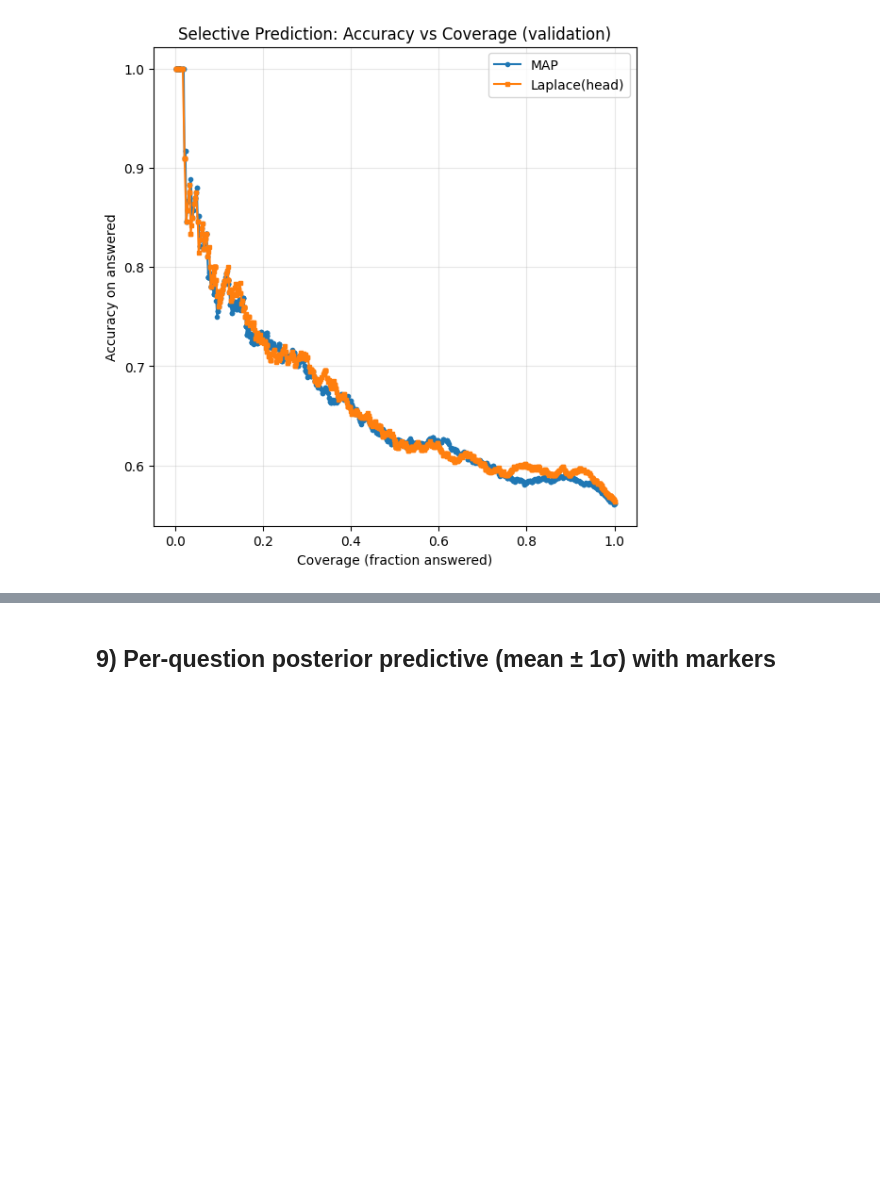
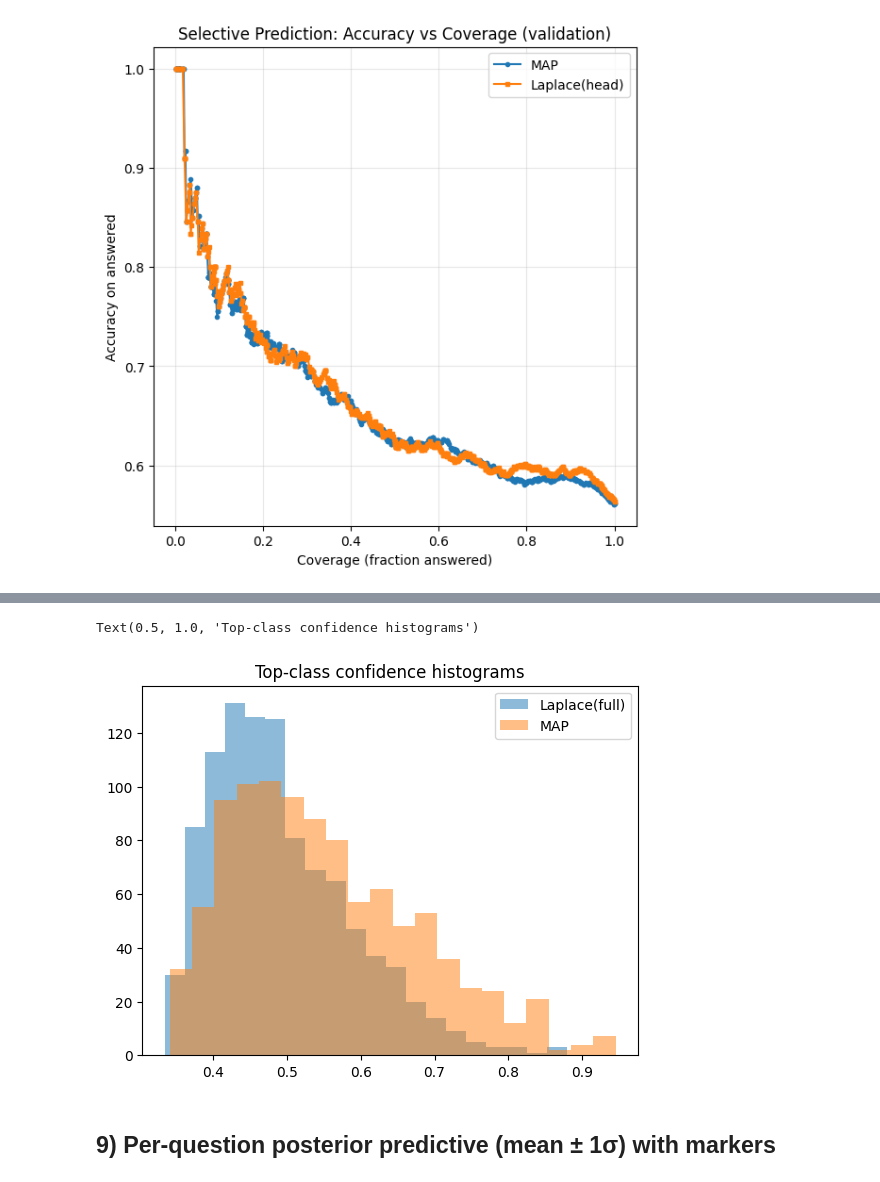
Before and after one commit to rdisipio/BayesianLM-QA, a Jupyter notebook: lora_laplace.ipynb, the cells around one changed output, grey strips where cells are left out. Cells and saved outputs as stored; diff of their text form; code cells hidden in the pictures; blank space fills up the shorter version.

```diff
--- a/lora_laplace.ipynb
+++ b/lora_laplace.ipynb
@@ -190,10 +190,10 @@ from datasets import load_dataset
 csqa = load_dataset("commonsense_qa")
 
 # take the first n examples after a shuffle
-#N_TRAIN = 5000
-#N_VAL   = 1000
-N_TRAIN = 2000
-N_VAL = 500
+N_TRAIN = 5000
+N_VAL   = 1000
+#N_TRAIN = 2000
+#N_VAL = 500
 
 train_split = csqa["train"].shuffle(seed=42).select(range(N_TRAIN))
 val_split   = csqa["validation"].shuffle(seed=42).select(range(N_VAL))
@@ -218,6 +218,9 @@ We optimize only **LoRA adapter params** and the **linear head**, with cross‑e
 # %%
 from tqdm import tqdm
 from torch.cuda.amp import autocast  # yes, name says cuda; works with device_type='mps' in PyTorch 2.x
+
+def move_batch(b):
+    return {k: v.to(device) if torch.is_tensor(v) else v for k,v in b.items()}
 
 EPOCHS = 20
 best = {"acc": 0.0, "state": None}
@@ -226,17 +229,18 @@ for ep in range(1, EPOCHS+1):
     model.train()
     tot, correct, loss_sum = 0, 0, 0.0
     for batch in tqdm(train_loader, desc=f"ep {ep} [train]"):
+        b = move_batch(batch)
         opt.zero_grad(set_to_none=True)
         with torch.autocast(device_type="mps", dtype=torch.float16):
-            out  = model(**batch)     # for MC models: returns loss + logits
+            out  = model(**b)     # for MC models: returns loss + logits
             loss = out.loss
         loss.backward()
         opt.step()
 
-        loss_sum += loss.item() * batch["labels"].size(0)
+        loss_sum += loss.item() * b["labels"].size(0)
         pred = out.logits.argmax(dim=1)
-        correct += (pred == batch["labels"]).sum().item()
-        tot += batch["labels"].size(0)
+        correct += (pred == b["labels"]).sum().item()
+        tot += b["labels"].size(0)
     tr_loss = loss_sum / max(tot, 1)
     tr_acc  = correct / max(tot, 1)
 
@@ -245,11 +249,12 @@ for ep in range(1, EPOCHS+1):
     tot, correct, loss_sum = 0, 0, 0.0
     with torch.no_grad():
         for batch in tqdm(val_loader, desc=f"ep {ep} [eval]"):
-            out = model(**batch)
-            loss_sum += out.loss.item() * batch["labels"].size(0)
+            b = move_batch(batch)
+            out = model(**b)
+            loss_sum += out.loss.item() * b["labels"].size(0)
             pred = out.logits.argmax(dim=1)
-            correct += (pred == batch["labels"]).sum().item()
-            tot += batch["labels"].size(0)
+            correct += (pred == b["labels"]).sum().item()
+            tot += b["labels"].size(0)
     te_loss = loss_sum / max(tot, 1)
     te_acc  = correct / max(tot, 1)
     print(f"epoch {ep:02d} | train loss {tr_loss:.3f} acc {tr_acc:.3f} | val loss {te_loss:.3f} acc {te_acc:.3f}")
@@ -509,8 +514,11 @@ def predict_proba_mc_full(loader, S=30, lam=1.0, show_progress=True):
     model.eval()
 
     assert F_diag.numel() == numel, f"F_diag {F_diag.numel()} != numel {numel}. Rebuild snapshot."
-    var = 1.0 / (lam * F_diag)     # (numel,)
-    std = var.sqrt()
+    #var = 1.0 / (lam * F_diag)     # (numel,)
+    # Posterior diag variance: (F + lam I)^{-1}
+    var = 1.0 / (F_diag + lam)
+    var = var.to(theta_map.dtype)
+    std = var.clamp(min=1e-12, max=1e2).sqrt()
     theta0 = pack(trainable)       # cache current params
 
     all_probs = []
@@ -606,7 +614,7 @@ print_metrics("Laplace(head)", p_lap_h, y_val)
 
 # Pure Fisher: 1.0
 #S_MC, LAM = 30, 5.0
-S_MC, LAM = 10, 5 # quick run
+S_MC, LAM = 20, 5000 # quick run
 y_val   = collect_labels(val_loader)
 p_map   = predict_map(model, val_loader)
 p_lap_f = predict_proba_mc_full(val_loader, S=S_MC, lam=LAM, show_progress=True)
@@ -783,3 +961,11 @@ torch.save({"state_dict": model.state_dict(),
+# %%
+import matplotlib.pyplot as plt
+plt.hist(p_lap_f.max(1), bins=20, alpha=0.5, label='Laplace(full)')
+plt.hist(p_map.max(1), bins=20, alpha=0.5, label='MAP')
+plt.legend(); plt.title('Top-class confidence histograms')
+# %% [output]
+Text(0.5, 1.0, 'Top-class confidence histograms')
+[figure, added]
 # %% [markdown]
 
 ## 9) Per‑question posterior predictive (mean ± 1σ) with markers
```
Also changed, not shown: parts of 8 cells of this notebook.
